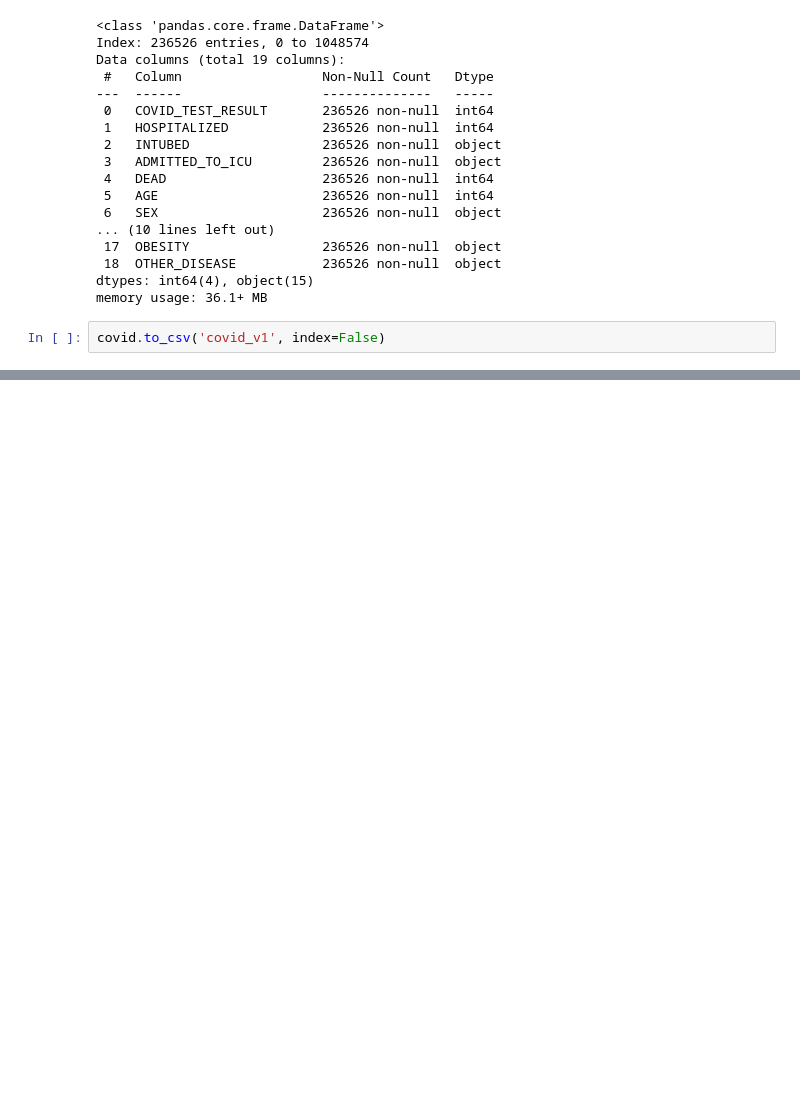
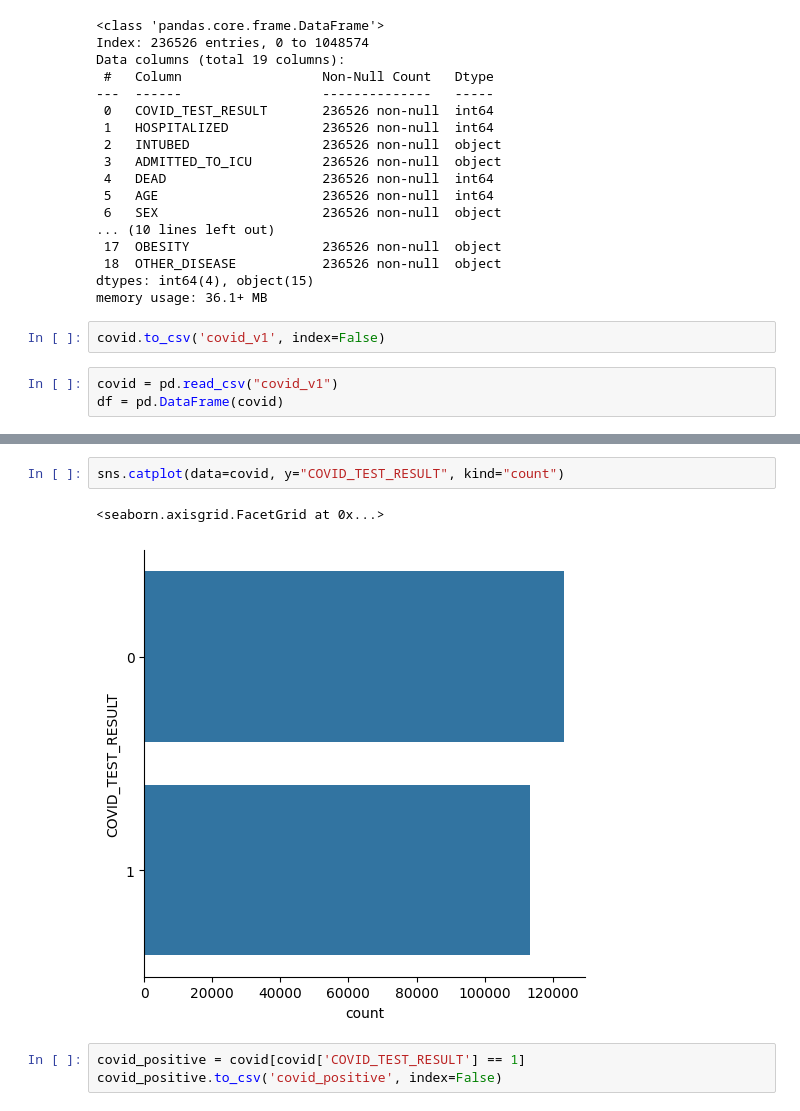
Before and after one commit to infoshareacademy/jdszr15-ITdepends, a Jupyter notebook: Covid_DataFrame_preparation.ipynb, the cells around one changed output, grey strips where cells are left out. Saved outputs shown, nothing was run; the diff lists cells and outputs as text; blank space fills up the shorter version.

Commit message:
added file covid_positive

```diff
--- a/Covid_DataFrame_preparation.ipynb
+++ b/Covid_DataFrame_preparation.ipynb
@@ -338,3 +356,6 @@ dtypes: int64(4), object(15)
 memory usage: 36.1+ MB
 # %%
 covid.to_csv('covid_v1', index=False)
+# %%
+covid = pd.read_csv("covid_v1")
+df = pd.DataFrame(covid)
@@ -340,0 +402,8 @@ covid.to_csv('covid_v1', index=False)
+# %%
+sns.catplot(data=covid, y="COVID_TEST_RESULT", kind="count")
+# %% [output]
+<seaborn.axisgrid.FacetGrid at 0x...>
+[figure, added]
+# %%
+covid_positive = covid[covid['COVID_TEST_RESULT'] == 1]
+covid_positive.to_csv('covid_positive', index=False)
```
Also changed, not shown: parts of 6 cells of this notebook, 1 other file.
